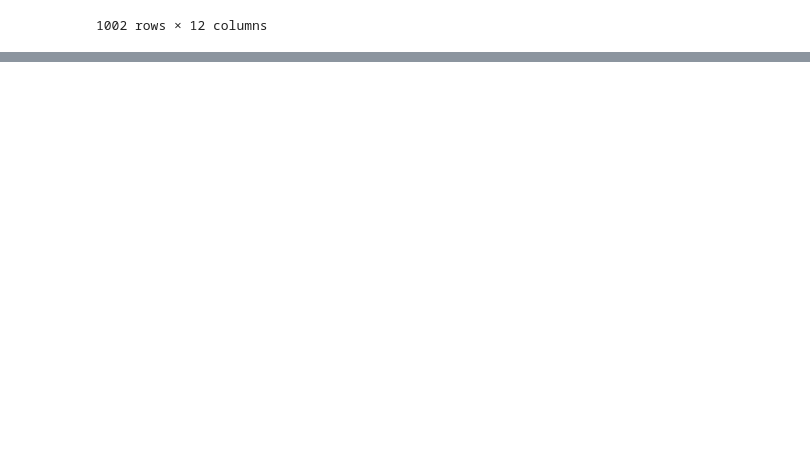
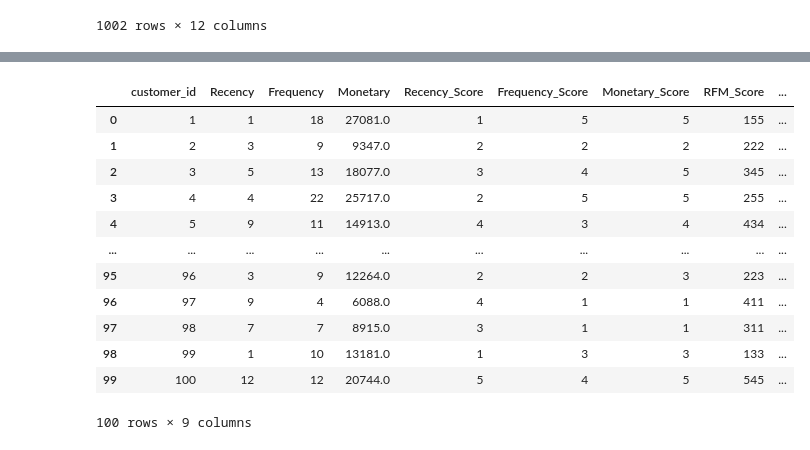
Before and after one commit to ronitguptaaa/Excel-Analysis, a Jupyter notebook: CustomerAnalysis_data/CustomerAnalysis.ipynb, the cells around one changed output, grey strips where cells are left out. Drawn from its saved outputs; the diff is of its cells as text; code cells hidden in the pictures; blank space fills up the shorter version.

Commit message:
RFM Analysis

```diff
--- a/CustomerAnalysis_data/CustomerAnalysis.ipynb
+++ b/CustomerAnalysis_data/CustomerAnalysis.ipynb
@@ -129,0 +140,3 @@ merged_df
+# %%
+analysis_df = merged_df['order_date'].max() + dt.timedelta(days=1)
+analysis_df
@@ -129,0 +145,9 @@ merged_df
+# %%
+rfm = merged_df.groupby('customer_id').agg({
+    'order_date': lambda x: (analysis_df - x.max()).days,
+    'order_id': 'count',
+    'Total_sales': 'sum'
+}).reset_index()
+
+rfm.columns = ['customer_id', 'Recency', 'Frequency', 'Monetary']
+rfm
@@ -129,0 +168,11 @@ merged_df
+# %%
+def rfm_score(df, column, quintiles):
+    return pd.qcut(df[column], quintiles, labels=False, duplicates='drop') + 1
+
+rfm['Recency_Score'] = rfm_score(rfm, 'Recency', 5)
+rfm['Frequency_Score'] = rfm_score(rfm, 'Frequency', 5)
+rfm['Monetary_Score'] = rfm_score(rfm, 'Monetary', 5)
+# %%
+rfm['RFM_Score'] = rfm['Recency_Score'].astype(str) + rfm['Frequency_Score'].astype(str) + rfm['Monetary_Score'].astype(str)
+
+rfm
@@ -129,0 +193,27 @@ merged_df
+# %%
+def rfm_segment(df):
+    if df['RFM_Score'] == '555':
+        return 'Best Customers'
+    elif df['Recency_Score'] >= 4 and df['Frequency_Score'] >= 4:
+        return 'Loyal Customers'
+    elif df['Recency_Score'] <= 2 and df['Frequency_Score'] <= 2:
+        return 'Lost Customers'
+    else:
+        return 'Others'
+
+rfm['Segment'] = rfm.apply(rfm_segment, axis=1)
+rfm
+# %% [output]
+|  | customer_id | Recency | Frequency | Monetary | Recency_Score | Frequency_Score | Monetary_Score | RFM_Score | ... |
+| 0 | 1 | 1 | 18 | 27081.0 | 1 | 5 | 5 | 155 | ... |
+| 1 | 2 | 3 | 9 | 9347.0 | 2 | 2 | 2 | 222 | ... |
+| 2 | 3 | 5 | 13 | 18077.0 | 3 | 4 | 5 | 345 | ... |
+| 3 | 4 | 4 | 22 | 25717.0 | 2 | 5 | 5 | 255 | ... |
+| 4 | 5 | 9 | 11 | 14913.0 | 4 | 3 | 4 | 434 | ... |
+| ... | ... | ... | ... | ... | ... | ... | ... | ... | ... |
+| 95 | 96 | 3 | 9 | 12264.0 | 2 | 2 | 3 | 223 | ... |
+| 96 | 97 | 9 | 4 | 6088.0 | 4 | 1 | 1 | 411 | ... |
+| 97 | 98 | 7 | 7 | 8915.0 | 3 | 1 | 1 | 311 | ... |
+| 98 | 99 | 1 | 10 | 13181.0 | 1 | 3 | 3 | 133 | ... |
+| 99 | 100 | 12 | 12 | 20744.0 | 5 | 4 | 5 | 545 | ... |
+100 rows × 9 columns
```
Also changed, not shown: parts of 9 cells of this notebook.
